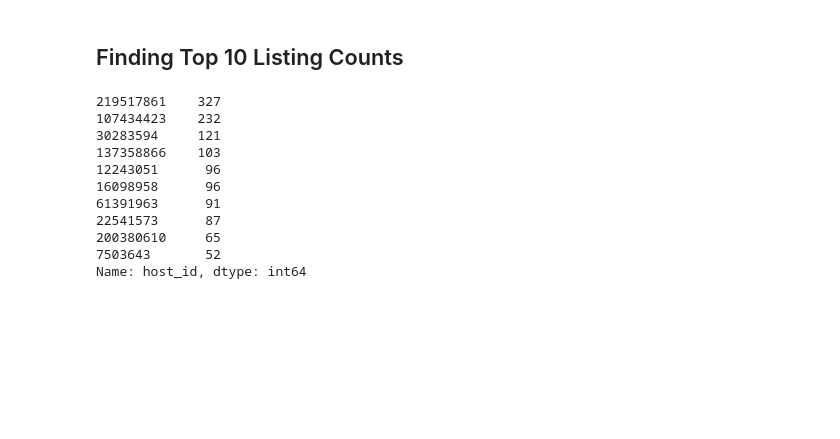
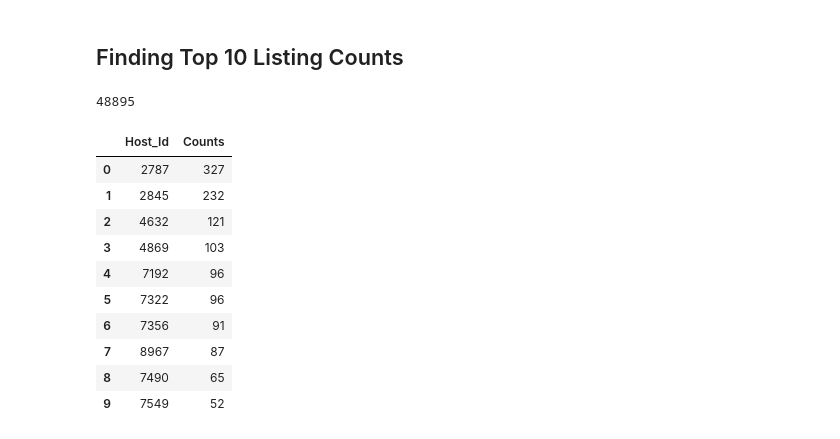
Before and after one commit to Shantanuh10/Airbnb_EDA_Project-, a Jupyter notebook: Shantanu's_Notebook_Airbnb_Bookings_Analysis_Capstone_Project.ipynb, the cells around one changed output. Drawn from its saved outputs; the diff is of its cells as text; code cells hidden in the pictures; blank space fills up the shorter version.

```diff
--- a/Shantanu's_Notebook_Airbnb_Bookings_Analysis_Capstone_Project.ipynb
+++ b/Shantanu's_Notebook_Airbnb_Bookings_Analysis_Capstone_Project.ipynb
@@ -299,20 +299,32 @@ count_viz.set_xticklabels(count_viz.get_xticklabels(),rotation = 90)
 # %% [markdown]
 ## Finding Top 10 Listing Counts
-# %%
-top_host_id = airbnb_df['host_id'].value_counts().head(10)
-top_host_id
-# %% [output]
-219517861    327
-107434423    232
-30283594     121
-137358866    103
-12243051      96
-16098958      96
-61391963      91
-22541573      87
-200380610     65
-7503643       52
-Name: host_id, dtype: int64
+# %%
+airbnb_df['host_id'].count()
+# %% [output]
+48895
+# %%
+#Creating DataFrame
+count_host_id = list(airbnb_df['host_id'].value_counts())
+host_id = list(airbnb_df.host_id)
+listing_count= list(zip(host_id,count_host_id))
+count_host_id_df= pd.DataFrame(listing_count)
+count_host_id_df.rename(columns={0:'Host_Id',1:'Counts'},inplace=True)
+
+#Storing top 10 hosts with most listings
+top_host_id = count_host_id_df.head(10)
+top_host_id
+# %% [output]
+|  | Host_Id | Counts |
+| 0 | 2787 | 327 |
+| 1 | 2845 | 232 |
+| 2 | 4632 | 121 |
+| 3 | 4869 | 103 |
+| 4 | 7192 | 96 |
+| 5 | 7322 | 96 |
+| 6 | 7356 | 91 |
+| 7 | 8967 | 87 |
+| 8 | 7490 | 65 |
+| 9 | 7549 | 52 |
 # %%
 #Setting the figure size
 sns.set(rc={'figure.figsize':(10,8)})
```
Also changed, not shown: parts of 6 cells of this notebook.
